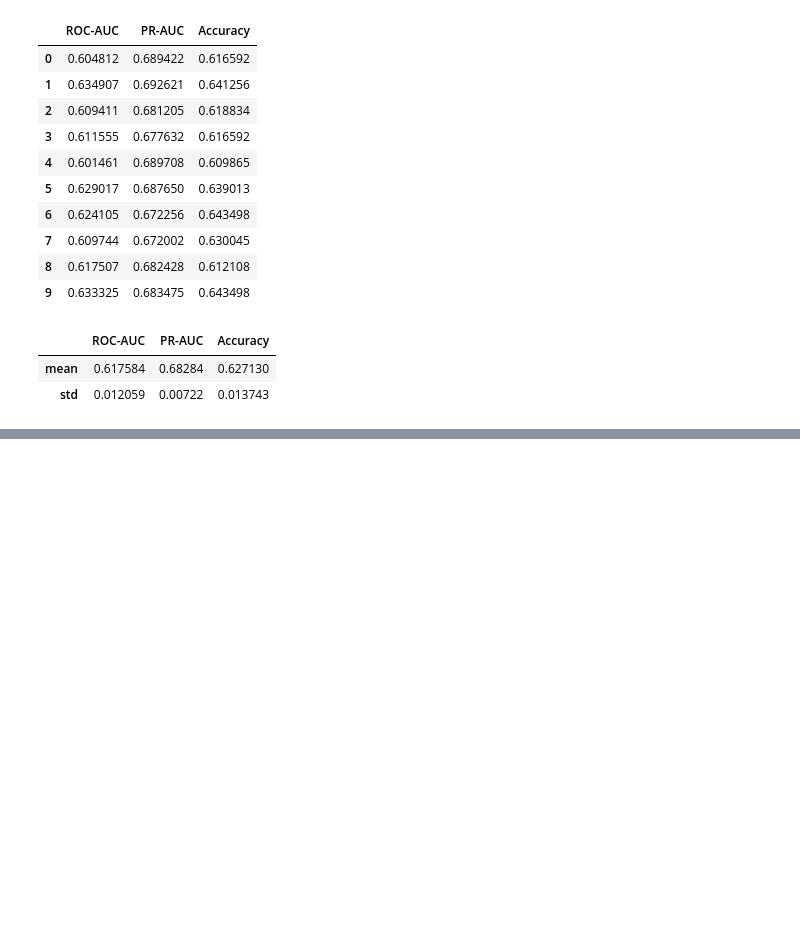
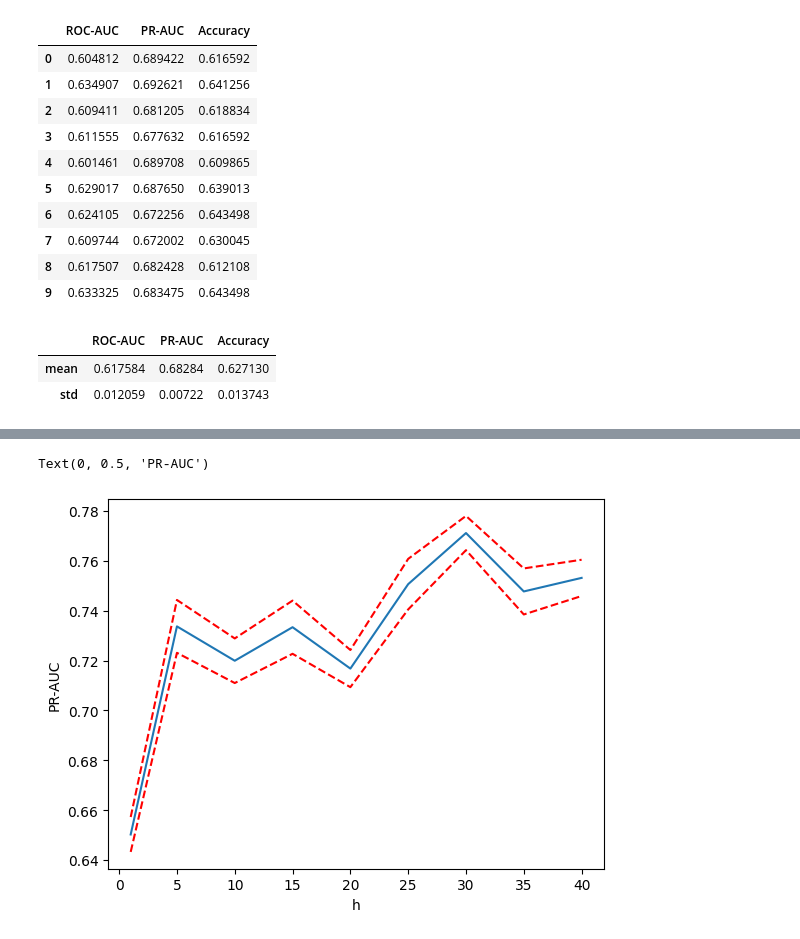
Before and after one commit to aayugay99/ts2vec_irregular_ts, a Jupyter notebook: weighted_loss.ipynb, the cells around one changed output, grey strips where cells are left out. Saved outputs shown, nothing was run; the diff lists cells and outputs as text; code cells hidden in the pictures; blank space fills up the shorter version.

```diff
--- a/weighted_loss.ipynb
+++ b/weighted_loss.ipynb
@@ -506,0 +515,22 @@ a["mean"].plot()
+# %%
+h_list = []
+results = []
+
+for f in files:
+    h = float(f.split("=")[-1].replace(".csv", ""))
+    h_list.append(h)
+    df = pd.read_csv(f)
+
+    results.append(df["PR-AUC"].agg(["mean", "std"]))
+# %%
+a = pd.DataFrame(results, index=h_list).sort_index()
+# %%
+plt.plot(a["mean"])
+plt.plot(a["mean"] + 1.96*a["std"]/np.sqrt(10), color="red", linestyle="--")
+plt.plot(a["mean"] - 1.96*a["std"]/np.sqrt(10), color="red", linestyle="--")
+
+plt.xlabel("h")
+plt.ylabel("PR-AUC")
+# %% [output]
+Text(0, 0.5, 'PR-AUC')
+[figure, added]
```
Also changed, not shown: parts of 4 cells of this notebook.
